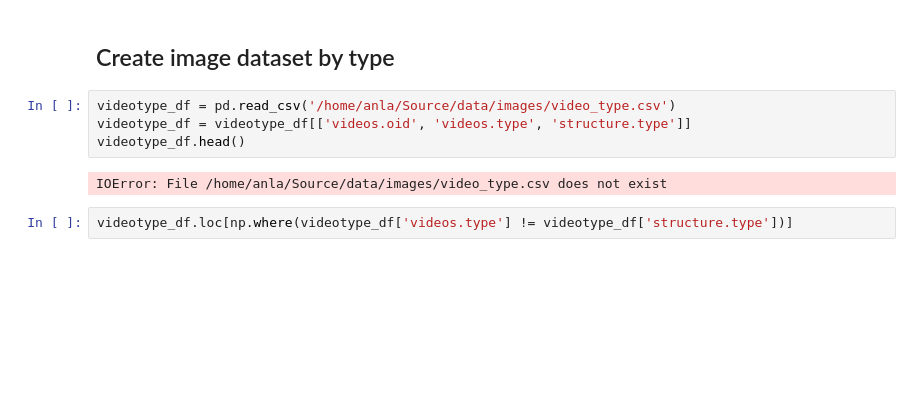
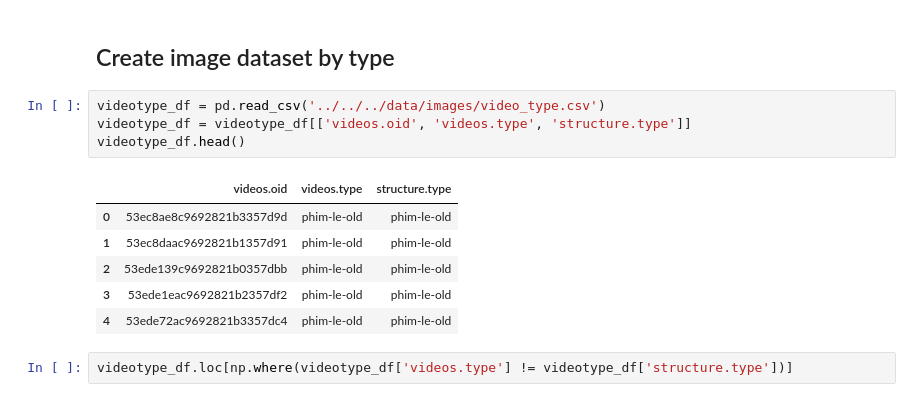
Before and after one commit to anla11/style-extraction-for-images, a Jupyter notebook: source/data_preprocessing/movie_data/create_data.ipynb, the cells around one changed output. Cells and saved outputs as stored; diff of their text form; blank space fills up the shorter version.

```diff
--- a/source/data_preprocessing/movie_data/create_data.ipynb
+++ b/source/data_preprocessing/movie_data/create_data.ipynb
@@ -68,11 +69,16 @@ data_df.to_csv('get-from-folder.csv')
 # %% [markdown]
 ## Create image dataset by type
 # %%
-videotype_df = pd.read_csv('/home/anla/Source/data/images/video_type.csv')
+videotype_df = pd.read_csv('../../../data/images/video_type.csv')
 videotype_df = videotype_df[['videos.oid', 'videos.type', 'structure.type']]
 videotype_df.head()
 # %% [output]
-IOError: File /home/anla/Source/data/images/video_type.csv does not exist
+|  | videos.oid | videos.type | structure.type |
+| 0 | 53ec8ae8c9692821b3357d9d | phim-le-old | phim-le-old |
+| 1 | 53ec8daac9692821b1357d91 | phim-le-old | phim-le-old |
+| 2 | 53ede139c9692821b0357dbb | phim-le-old | phim-le-old |
+| 3 | 53ede1eac9692821b2357df2 | phim-le-old | phim-le-old |
+| 4 | 53ede72ac9692821b3357dc4 | phim-le-old | phim-le-old |
 # %%
 videotype_df.loc[np.where(videotype_df['videos.type'] != videotype_df['structure.type'])]
 # %% [output]
```
Also changed, not shown: parts of 13 cells of this notebook, 6 other files.
